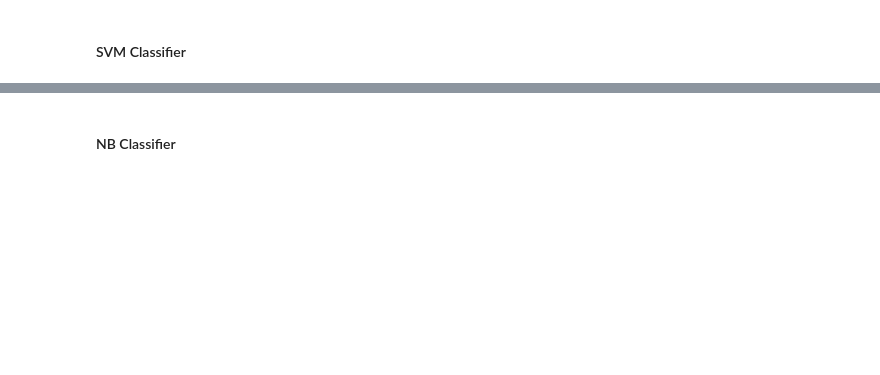
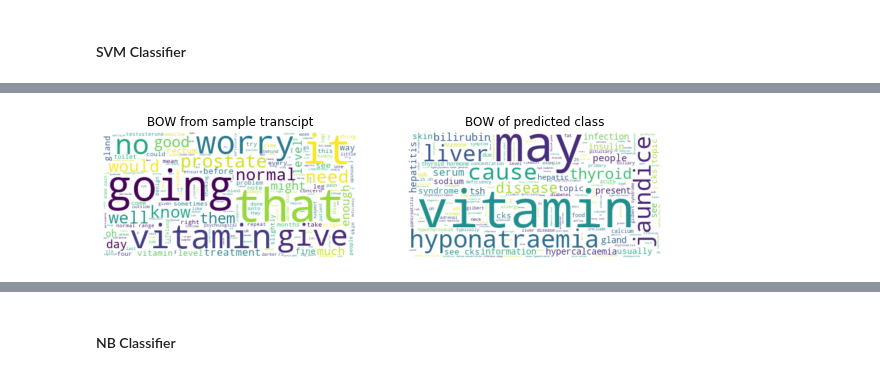
Before and after one commit to NLPforGPs/NLP-Primary-Care, a Jupyter notebook: classification.ipynb, the cells around one changed output, grey strips where cells are left out. Saved outputs shown, nothing was run; the diff lists cells and outputs as text; code cells hidden in the pictures; blank space fills up the shorter version.

```diff
--- a/classification.ipynb
+++ b/classification.ipynb
@@ -257,0 +443,14 @@ print(evaluate_probabilities(y_hot, y_pred_probs))
+# %%
+y_pred_mat = run_nearest_centroid(description_vec, y_desc, transcript_test)
+
+print("Nearest centroid: Performance on all classes:")
+print(evaluate_classifications(y_hot, y_pred_mat, mult_lbl_enc.classes_))
+
+print("Nearest centroid: Performance without the 'General' class:")
+print(evaluate_classifications(y_hot[:, 1:], y_pred_mat[:, 1:], mult_lbl_enc.classes_[1:]))
+
+# # # for distant supervision, only consider the nearest description. This is identical to nearest centroid so skip it here.
+# y_pred_mat, y_pred_probs = run_nearest_neighbors(description_vec, y_desc, transcript_test, n_neighbors=1)
+
+# print(evaluate_classifications(y_hot, y_pred_mat, mult_lbl_enc.classes_))
+# print(evaluate_classifications(y_hot[:, 1:], y_pred_mat[:, 1:], mult_lbl_enc.classes_[1:]))
@@ -257,0 +534,68 @@ print(evaluate_probabilities(y_hot, y_pred_probs))
+# %%
+from sklearn.metrics.pairwise import cosine_similarity
+import seaborn as sns
+
+# Choose the instances we will be using -- can be set to y_hot for whole dataset or y_train for the training split
+gold_mat = y_hot  # y_train  # one-hot encoding
+# Can be set to transcript_test for whole dataset or X_train for training split
+transcript_vec = transcript_test  # X_train
+# Can be set to orig_dataset for whole dataset or train_set for training split
+transcript_dataframe = orig_dataset
+
+cat_dropdown = widgets.Dropdown(options=mult_lbl_enc.classes_)
+id_dropdown = widgets.Dropdown(options=get_idxes_with_cat(gold_mat, cat_dropdown.value))
+
+def refresh_id_dropdown(*args):
+    id_dropdown.options = get_idxes_with_cat(gold_mat, cat_dropdown.value)
+
+cat_dropdown.observe(refresh_id_dropdown, 'value')
+
+def show_cosine_similarity(_id):
+    cos_sim = cosine_similarity(transcript_vec[_id], description_vec)[0]
+    cos_sim = pd.DataFrame(list(zip(mult_lbl_enc.classes_, cos_sim)), columns=['category', 'cos sim'])
+    cos_sim = cos_sim.set_index('category').T
+    grid_kws = {"height_ratios": (.9, .05), "hspace": -0.5}
+    f, (ax, cbar_ax) = plt.subplots(2, gridspec_kw=grid_kws)
+    sns.heatmap(cos_sim, square=True, ax=ax,
+                cbar_ax=cbar_ax,
+                cbar_kws={"orientation": "horizontal"},
+                cmap='Greens')
+
+
+def show_keywords_true_pred(_id, _cat):
+    fig, (ax1, ax2) = plt.subplots(1, 2, figsize=(10,5))
+    ax1.title.set_text('BOW from sample transcipt')
+    ax2.title.set_text('BOW of predicted class')
+    explain_bow_vector(transcript_vec[_id], ax=ax1)
+    explain_category(_cat, ax=ax2)
+
+
+def view_record(_cat, _id):
+    # _id: index of a selected transcript instance
+    # _cat: category to investigate. We can select instances with this category as their true label.?
+
+    global test
+
+    # get the predicted category labels for the selected instance
+    pred_cat = mult_lbl_enc.inverse_transform(np.array(y_pred_mat)[_id:_id+1])[0][0]
+
+    # get the selected instance. Change this to train_set if using the training split.
+    record = transcript_dataframe.iloc[_id]
+
+    # get the vector of the selected transcript
+    record
+
+    info = [f"Index: {_id}",
+           f"Id: {record['record_id']}",
+           f"Actual: {mult_lbl_enc.inverse_transform(y_train[_id:_id+1])}",
+           f"Predicted: {pred_cat}"]
+    display(*info)
+
+    # show keywords from the transcript and from the description vector of the predicted class
+    show_keywords_true_pred(_id, pred_cat)
+
+    # Compute similarity between the description vectors for each class and the vector of the selected transcript
+    show_cosine_similarity(_id)
+
+interact(view_record, _cat=cat_dropdown, _id=id_dropdown)
+# %% [output]
@@ -257,0 +604 @@ print(evaluate_probabilities(y_hot, y_pred_probs))
+[figure, added]
```
Also changed, not shown: parts of 64 cells of this notebook, 2 other files.
